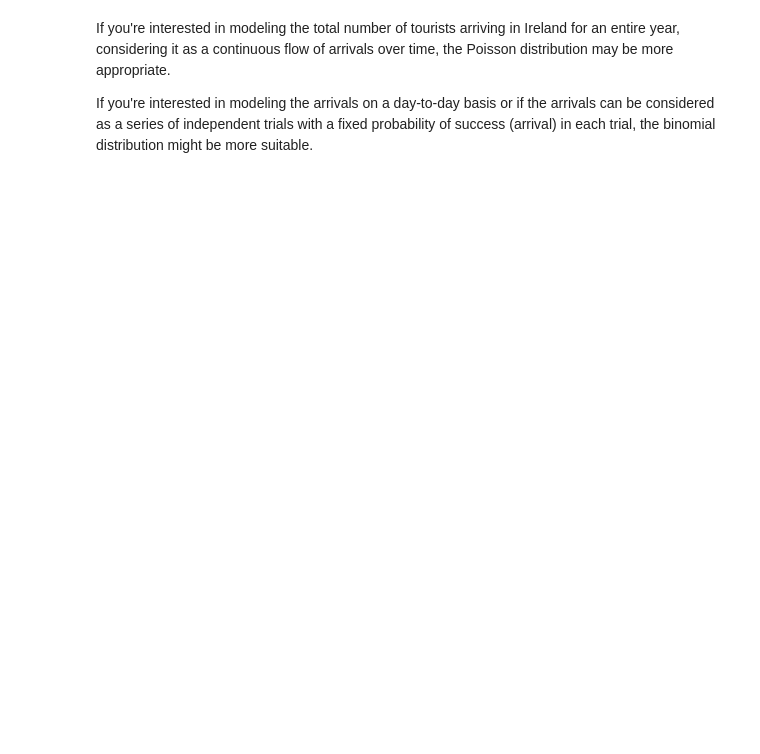
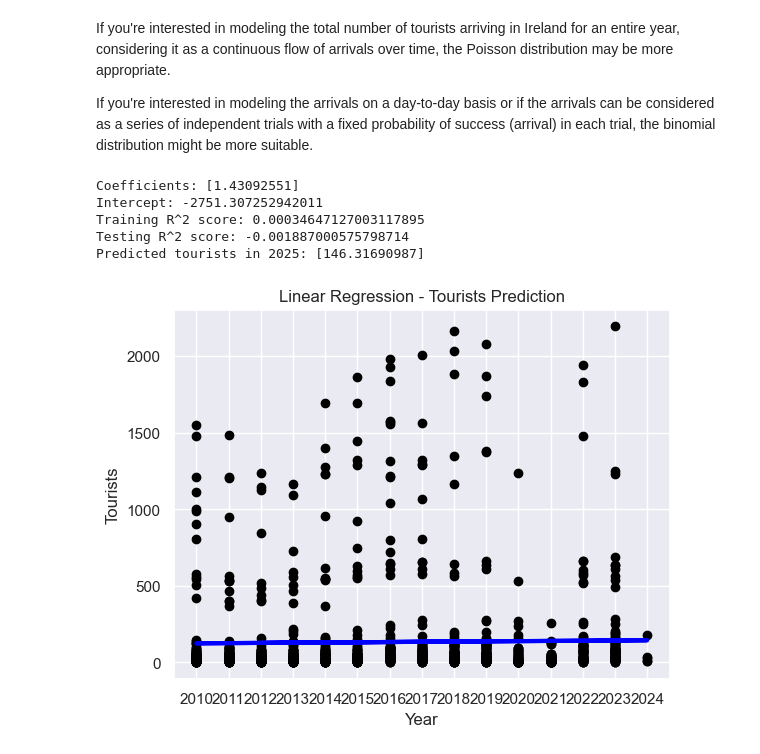
Before and after one commit to CoreyLouiseHughes/CA1_Tourism_CoreyHughes, a Jupyter notebook: Tourism_CA1.ipynb, the cells around one changed output. Drawn from its saved outputs; the diff is of its cells as text; code cells hidden in the pictures; blank space fills up the shorter version.

Commit message:
Linear Regression
Tried this and due to low Rsquared results it seems not to be the best avenue for prediction. I will try others and come back to it

```diff
--- a/Tourism_CA1.ipynb
+++ b/Tourism_CA1.ipynb
@@ -709,3 +713,58 @@ plt.show()
 If you're interested in modeling the total number of tourists arriving in Ireland for an entire year, considering it as a continuous flow of arrivals over time, the Poisson distribution may be more appropriate.
 
 If you're interested in modeling the arrivals on a day-to-day basis or if the arrivals can be considered as a series of independent trials with a fixed probability of success (arrival) in each trial, the binomial distribution might be more suitable.
+# %%
+import pandas as pd
+import numpy as np
+from sklearn.model_selection import train_test_split
+from sklearn.linear_model import LinearRegression
+import matplotlib.pyplot as plt
+
+# Assuming df_update contains the data with columns 'YEAR' and 'VALUE'
+# Load your dataset and inspect it
+# df_update = pd.read_csv("your_dataset.csv")  # Replace "your_dataset.csv" with your actual dataset file path
+# print(df_update.head())
+
+# Ensure column names are consistent and handle case sensitivity
+df_update['Year'] = pd.to_numeric(df_update['Year'])
+
+# Split the dataset into training and testing sets
+X = df_update[['Year']]  # Features (year)
+y = df_update['VALUE']    # Target variable (number of tourists)
+
+# Split the data into training and testing sets (80% training, 20% testing)
+X_train, X_test, y_train, y_test = train_test_split(X, y, test_size=0.2, random_state=42)
+
+# Create and fit the linear regression model
+model = LinearRegression()
+model.fit(X_train, y_train)
+
+# Make predictions on the testing set
+y_pred = model.predict(X_test)
+
+# Evaluate the model
+print("Coefficients:", model.coef_)
+print("Intercept:", model.intercept_)
+print("Training R^2 score:", model.score(X_train, y_train))
+print("Testing R^2 score:", model.score(X_test, y_test))
+
+# Predict tourists for 2025
+year_2025 = np.array([[2025]])  # Convert to 2D array as predict expects 2D array
+tourists_2025 = model.predict(year_2025)
+print("Predicted tourists in 2025:", tourists_2025)
+
+# Plotting
+plt.scatter(X_test, y_test, color='black')
+plt.plot(X_test, y_pred, color='blue', linewidth=3)
+plt.title('Linear Regression - Tourists Prediction')
+plt.xlabel('Year')
+plt.ylabel('Tourists')
+plt.xticks(np.arange(min(X_test['Year']), max(X_test['Year'])+1, 1))
+plt.show()
+# %% [output]
+Coefficients: [1.43092551]
+Intercept: -2751.307252942011
+Training R^2 score: 0.00034647127003117895
+Testing R^2 score: -0.001887000575798714
+Predicted tourists in 2025: [146.31690987]
+[figure, added]
```
Also changed, not shown: parts of 6 cells of this notebook.
